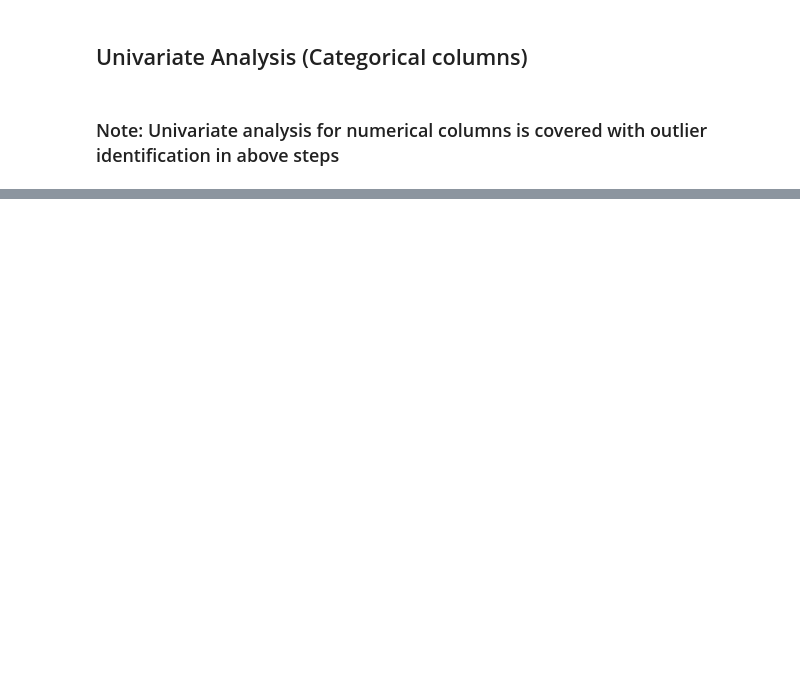
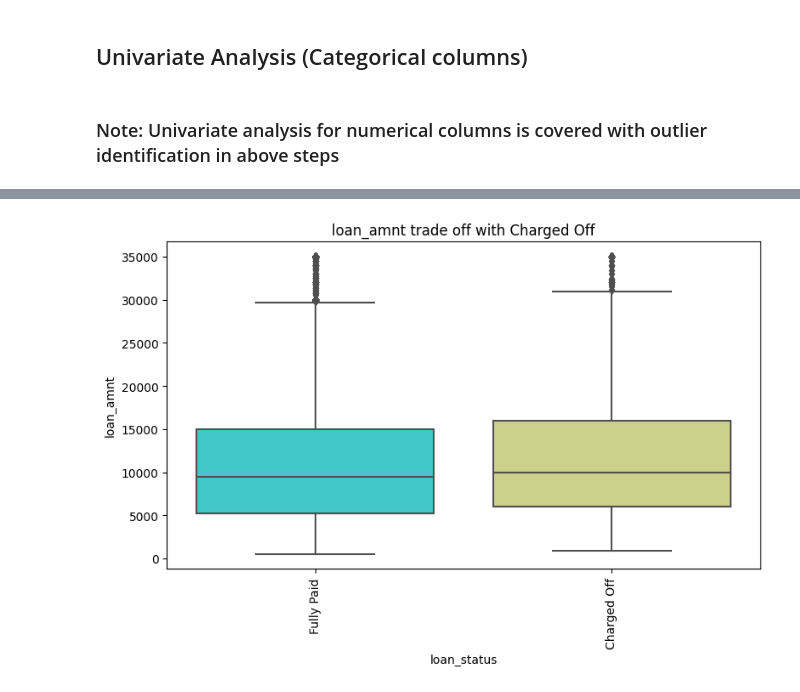
Before and after one commit to asthaa29/lendingcasestudy, a Jupyter notebook: Group_Facilitator_Astha.ipynb, the cells around one changed output, grey strips where cells are left out. Cells and saved outputs as stored; diff of their text form; code cells hidden in the pictures; blank space fills up the shorter version.

```diff
--- a/Group_Facilitator_Astha.ipynb
+++ b/Group_Facilitator_Astha.ipynb
@@ -811,0 +720,15 @@ plt.show()
+# %%
+def bivariate_plot(col,dataDF, isNumeric = False, chargeOffFilterEnabled = False):
+    fig, ax1 = plt.subplots(figsize=(9, 5))
+    ax1.set_title(col+" trade off with Charged Off")
+    plt.xticks(rotation=90)
+    if chargeOffFilterEnabled:
+        dataDF = dataDF[dataDF['loan_status']=='Charged Off']
+    # plt.subplot(1,2,1)
+
+    if isNumeric:
+        # plt.subplot(1,2,2)
+        sns.boxplot(y=col,x="loan_status" ,data=dataDF,palette='rainbow')
+    else:
+        sns.countplot(x=col,data=dataDF,hue='loan_status', order=dataDF[col].value_counts().index.sort_values())
+    plt.show()
@@ -811,0 +750,5 @@ plt.show()
+# %%
+# Loan Status  + loan_amnt
+bivariate_plot("loan_amnt",loanDf, isNumeric = True)
+# %% [output]
+[figure, added]
```
Also changed, not shown: parts of 101 cells of this notebook.
